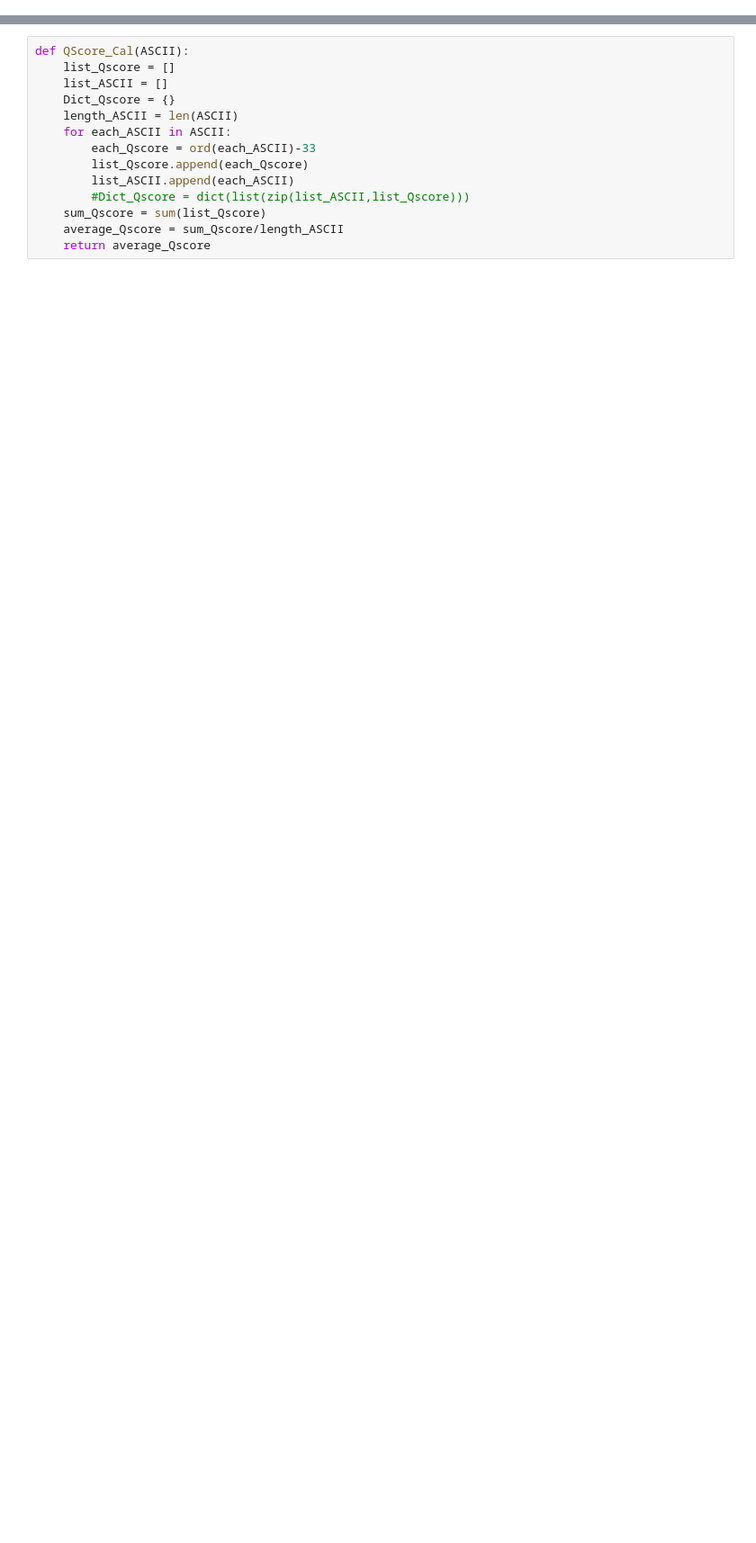
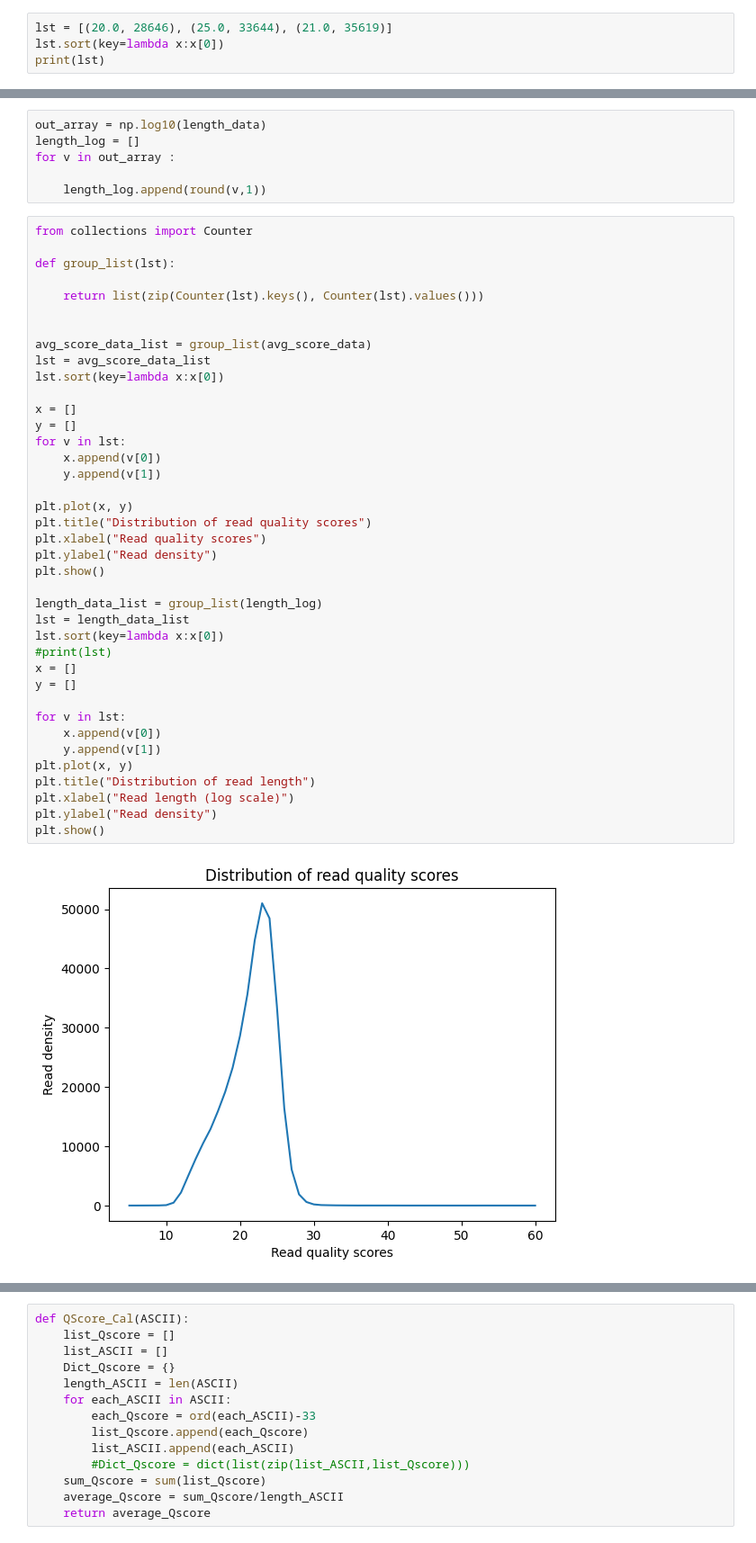
Before and after one commit to DanudejC/SIRE504_Project, a Jupyter notebook: FASTQReadLength.ipynb, the cells around one changed output, grey strips where cells are left out. Shown at 90% size. Saved outputs shown, nothing was run; the diff lists cells and outputs as text; blank space fills up the shorter version.

```diff
--- a/FASTQReadLength.ipynb
+++ b/FASTQReadLength.ipynb
@@ -60,0 +189,4 @@ Read length analysis complete
+# %%
+lst = [(20.0, 28646), (25.0, 33644), (21.0, 35619)]
+lst.sort(key=lambda x:x[0])
+print(lst)
@@ -60,0 +195,47 @@ Read length analysis complete
+# %%
+out_array = np.log10(length_data)
+length_log = []
+for v in out_array :
+
+    length_log.append(round(v,1))
+# %%
+from collections import Counter
+
+def group_list(lst):
+
+    return list(zip(Counter(lst).keys(), Counter(lst).values()))
+
+
+avg_score_data_list = group_list(avg_score_data)
+lst = avg_score_data_list
+lst.sort(key=lambda x:x[0])
+
+x = []
+y = []
+for v in lst:
+    x.append(v[0])
+    y.append(v[1])
+
+plt.plot(x, y)
+plt.title("Distribution of read quality scores")
+plt.xlabel("Read quality scores")
+plt.ylabel("Read density")
+plt.show()
+
+length_data_list = group_list(length_log)
+lst = length_data_list
+lst.sort(key=lambda x:x[0])
+#print(lst)
+x = []
+y = []
+
+for v in lst:
+    x.append(v[0])
+    y.append(v[1])
+plt.plot(x, y)
+plt.title("Distribution of read length")
+plt.xlabel("Read length (log scale)")
+plt.ylabel("Read density")
+plt.show()
+# %% [output]
+[figure, added]
```
Also changed, not shown: parts of 6 cells of this notebook, 2 other files.
